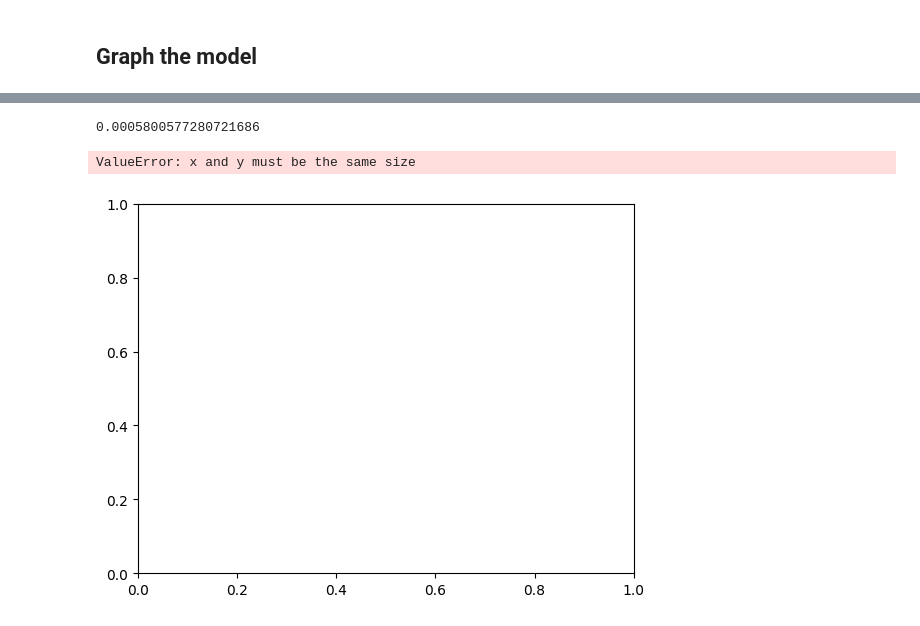
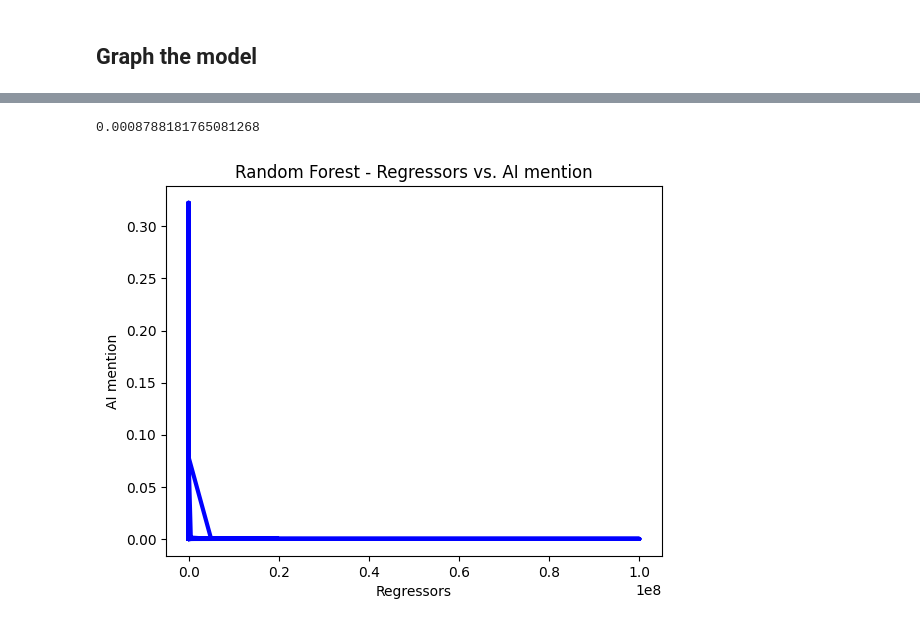
Before and after one commit to georgeh12/mlflow, a Jupyter notebook: randomforest.ipynb, the cells around one changed output, grey strips where cells are left out. Cells and saved outputs as stored; diff of their text form; code cells hidden in the pictures.

```diff
--- a/randomforest.ipynb
+++ b/randomforest.ipynb
@@ -38,7 +38,7 @@ df_files = {}
 for fname in glob.glob(os.path.abspath('./data/**/*.csv')):
     _df=pd.read_csv(fname)
     df = df.append(_df.copy(), ignore_index=True)
-    break
+    #break
     df_files[os.path.basename(fname)] = _df
 
 df['ai_mention'] = df['blurb'].str.contains('artificial intelligence')
@@ -95,11 +91,15 @@ mlflow.autolog()
     'slug', 'source_url', 'spotlight', 'staff_pick', 'state', 'state_changed_at', 'static_usd_rate', 'urls',
     'usd_exchange_rate', 'usd_pledged', 'usd_type', 'video']
 """
-X = df[['backers_count','spotlight','staff_pick','percent_funded']]
-y = df['ai_mention']
+#X = df[feature_names]
+#y = df[target_name]
+feature_names = ['backers_count','spotlight','staff_pick','percent_funded', 'is_disliked', 'is_launched', 'is_liked', 'is_starrable', 'goal']
+target_name = 'ai_mention'
+X = df.loc[:, df.columns[:,None] == feature_names]
+y = df.loc[:, df.columns == target_name].values
 
 # Split the data into training and test sets
-X_train, X_test, y_train, y_test = train_test_split(X, y)
+X_train, X_test, y_train, y_test = train_test_split(X, y, test_size=0.5, random_state=0)
 
 params = {'n_estimators':100, 'max_depth':6, 'max_features':3}
 
@@ -119,13 +145,12 @@ y_pred = rf.predict(X_test)
 # %%
 accuracy = mean_absolute_error(y_test, y_pred)
 print(accuracy)
-plt.scatter(X_train, y_train, color='red')
+#plt.scatter(X_train, y_train, color='red')
 plt.plot(X_test, y_pred, color='blue', linewidth=3)
-plt.xlabel('AI mention')
-plt.ylabel('Backers')
-plt.title('Linear Regression - AI mention vs. Backers')
+plt.xlabel('Regressors')
+plt.ylabel('AI mention')
+plt.title('Random Forest - Regressors vs. AI mention')
 plt.show()
 # %% [output]
-0.0005800577280721686
+0.0008788181765081268
-ValueError: x and y must be the same size
-[figure, old version]
+[figure, new version]
```
Also changed, not shown: parts of 4 cells of this notebook.
